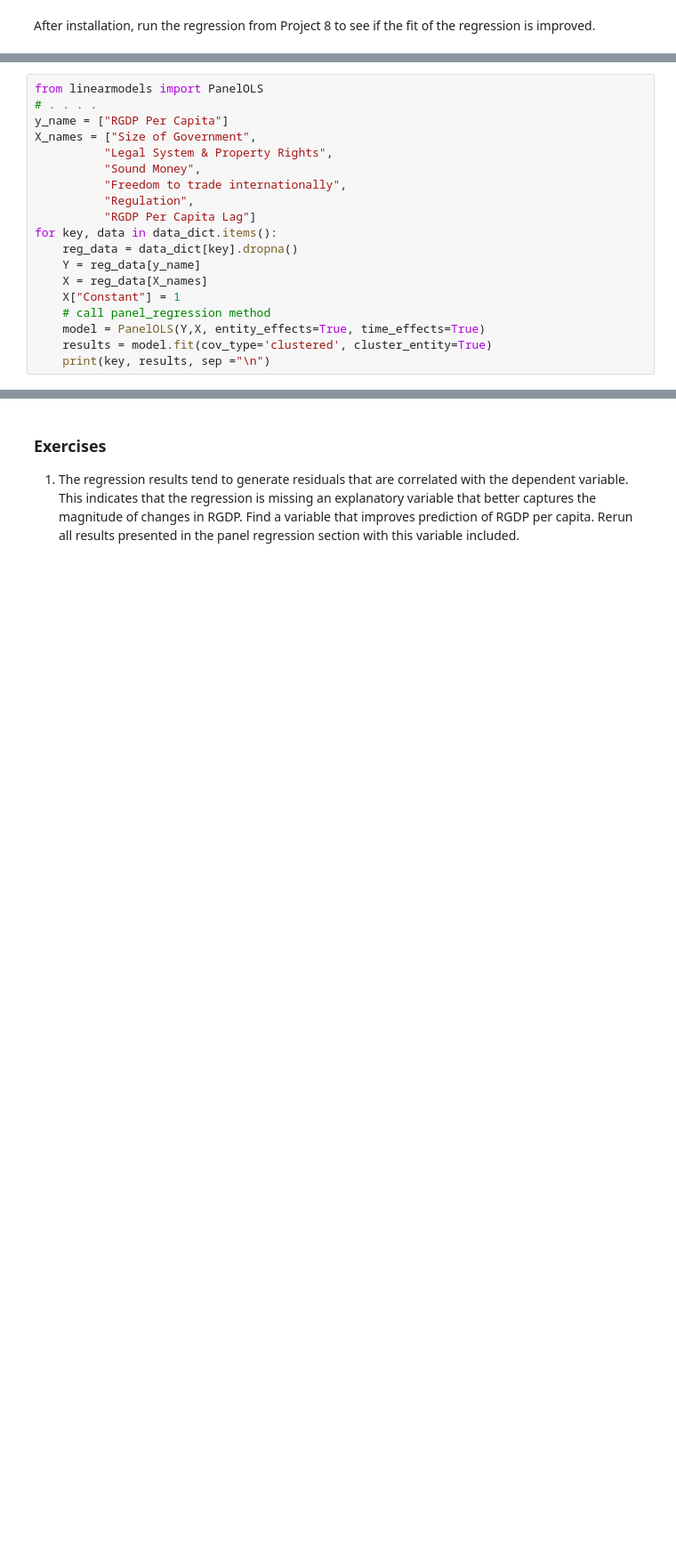
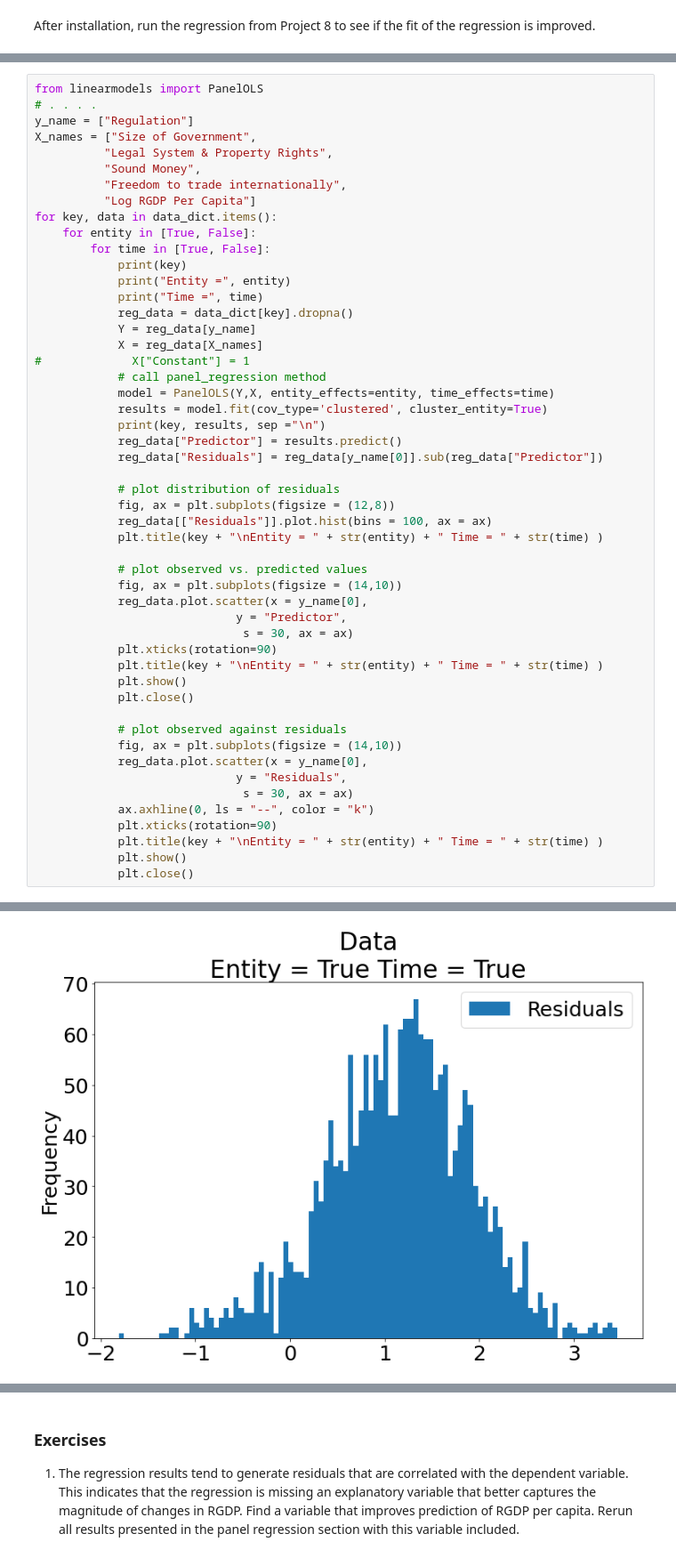
Before and after one commit to jlcatonjr/Learn-Python-for-Stats-and-Econ, a Jupyter notebook: In Class Projects/Project 10 - Chapter 8 - Advanced Data Analysis.ipynb, the cells around one changed output, grey strips where cells are left out. Shown at 89% size. Saved outputs shown, nothing was run; the diff lists cells and outputs as text; blank space fills up the shorter version.

```diff
--- a/In Class Projects/Project 10 - Chapter 8 - Advanced Data Analysis.ipynb
+++ b/In Class Projects/Project 10 - Chapter 8 - Advanced Data Analysis.ipynb
@@ -908,19 +921,0 @@ Name: Residual, Length: 1999, dtype: float64
-# %%
-from linearmodels import PanelOLS
-# . . . .
-y_name = ["RGDP Per Capita"]
-X_names = ["Size of Government",
-          "Legal System & Property Rights",
-          "Sound Money",
-          "Freedom to trade internationally",
-          "Regulation",
-          "RGDP Per Capita Lag"]
-for key, data in data_dict.items():
-    reg_data = data_dict[key].dropna()
-    Y = reg_data[y_name]
-    X = reg_data[X_names]
-    X["Constant"] = 1
-    # call panel_regression method
-    model = PanelOLS(Y,X, entity_effects=True, time_effects=True)
-    results = model.fit(cov_type='clustered', cluster_entity=True)
-    print(key, results, sep ="\n")
@@ -971,0 +922,52 @@ Included effects: Entity, Time
+# %%
+from linearmodels import PanelOLS
+# . . . .
+y_name = ["Regulation"]
+X_names = ["Size of Government",
+          "Legal System & Property Rights",
+          "Sound Money",
+          "Freedom to trade internationally",
+          "Log RGDP Per Capita"]
+for key, data in data_dict.items():
+    for entity in [True, False]:
+        for time in [True, False]:
+            print(key)
+            print("Entity =", entity)
+            print("Time =", time)
+            reg_data = data_dict[key].dropna()
+            Y = reg_data[y_name]
+            X = reg_data[X_names]
+#             X["Constant"] = 1
+            # call panel_regression method
+            model = PanelOLS(Y,X, entity_effects=entity, time_effects=time)
+            results = model.fit(cov_type='clustered', cluster_entity=True)
+            print(key, results, sep ="\n")
+            reg_data["Predictor"] = results.predict()
+            reg_data["Residuals"] = reg_data[y_name[0]].sub(reg_data["Predictor"])
+
+            # plot distribution of residuals
+            fig, ax = plt.subplots(figsize = (12,8))
+            reg_data[["Residuals"]].plot.hist(bins = 100, ax = ax)
+            plt.title(key + "\nEntity = " + str(entity) + " Time = " + str(time) )
+
+            # plot observed vs. predicted values
+            fig, ax = plt.subplots(figsize = (14,10))
+            reg_data.plot.scatter(x = y_name[0],
+                             y = "Predictor",
+                              s = 30, ax = ax)
+            plt.xticks(rotation=90)
+            plt.title(key + "\nEntity = " + str(entity) + " Time = " + str(time) )
+            plt.show()
+            plt.close()
+
+            # plot observed against residuals
+            fig, ax = plt.subplots(figsize = (14,10))
+            reg_data.plot.scatter(x = y_name[0],
+                             y = "Residuals",
+                              s = 30, ax = ax)
+            ax.axhline(0, ls = "--", color = "k")
+            plt.xticks(rotation=90)
+            plt.title(key + "\nEntity = " + str(entity) + " Time = " + str(time) )
+            plt.show()
+            plt.close()
+# %% [output]
@@ -971,0 +1001 @@ Included effects: Entity, Time
+[figure, added]
```
Also changed, not shown: parts of 14 cells of this notebook, 10 other files.
